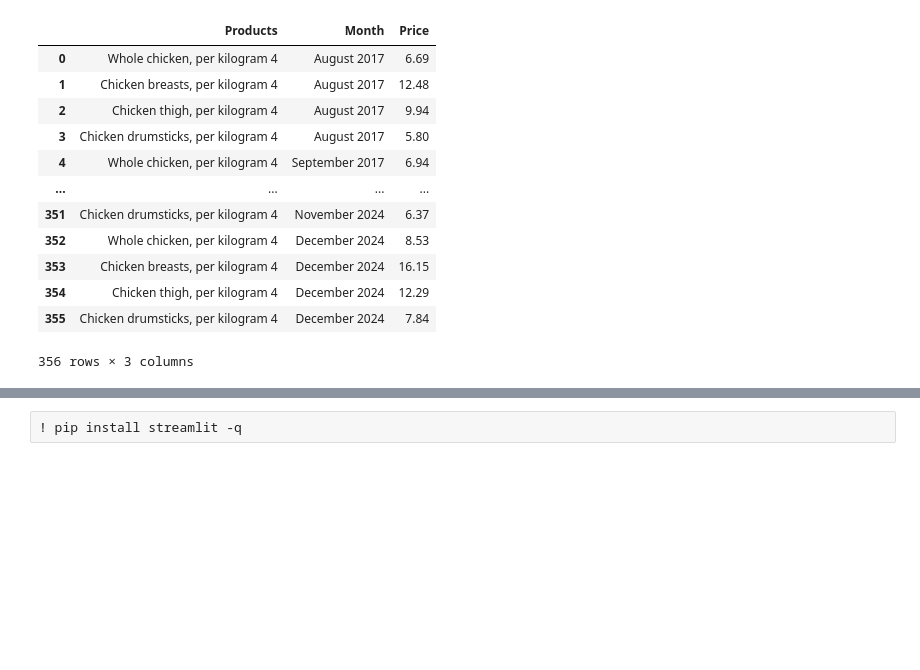
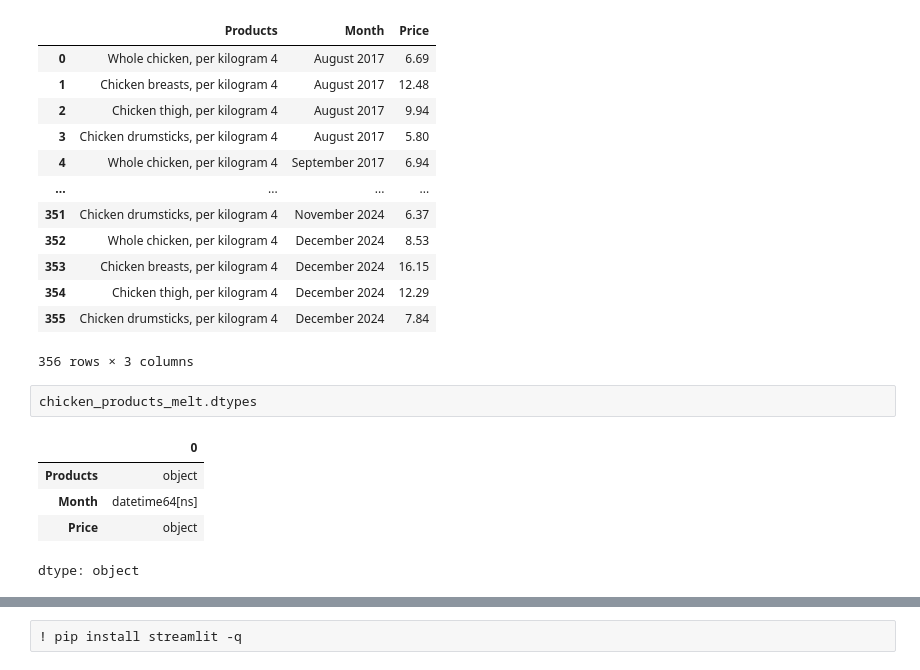
Before and after one commit to RoodraKanwar/Canadian-Food-Products---Data-Analysis, a Jupyter notebook: FoodPrices.ipynb, the cells around one changed output, grey strips where cells are left out. Cells and saved outputs as stored; diff of their text form; blank space fills up the shorter version.

```diff
--- a/FoodPrices.ipynb
+++ b/FoodPrices.ipynb
@@ -63,5 +53,13 @@ chicken_products_melt
 | 354 | Chicken thigh, per kilogram 4 | December 2024 | 12.29 |
 | 355 | Chicken drumsticks, per kilogram 4 | December 2024 | 7.84 |
 356 rows × 3 columns
+# %%
+chicken_products_melt.dtypes
+# %% [output]
+|  | 0 |
+| Products | object |
+| Month | datetime64[ns] |
+| Price | object |
+dtype: object
 # %%
 # Convert "Month" to datetime format
```
Also changed, not shown: parts of 13 cells of this notebook.
